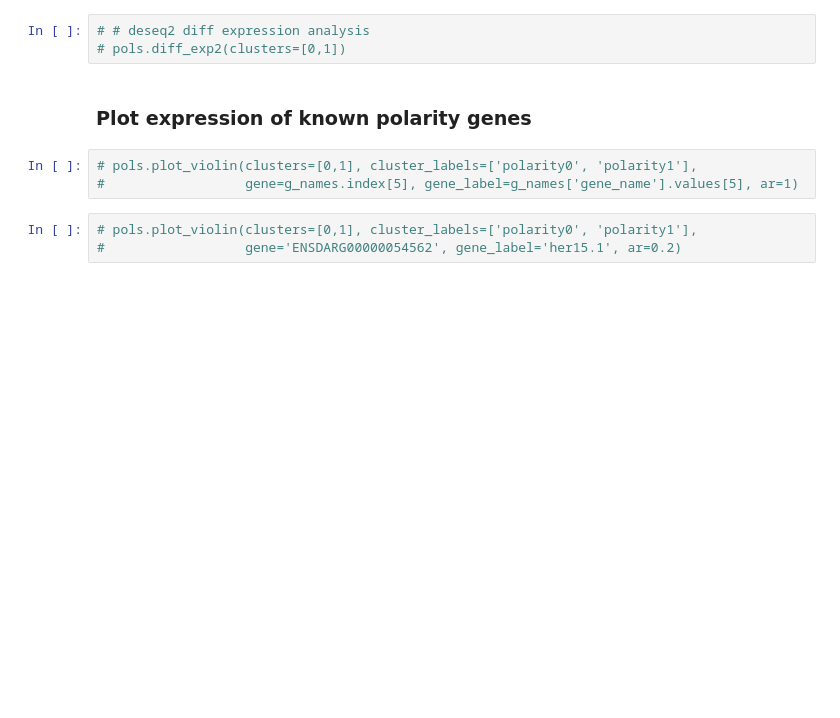
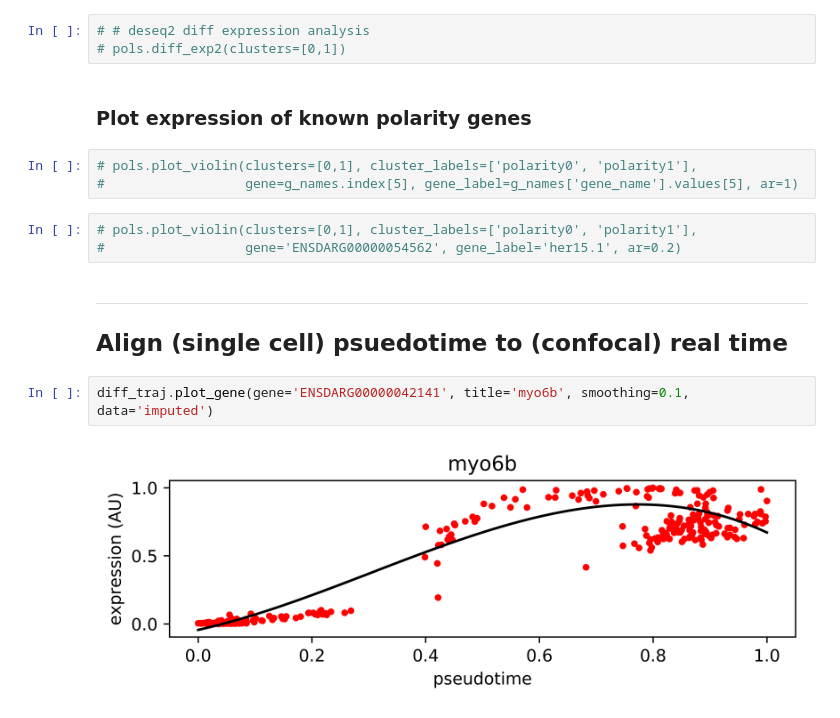
Before and after one commit to calebclayreagor/phd-research-playground, a Jupyter notebook: neuromast_sc_pipeline.ipynb, the cells around one changed output. Drawn from its saved outputs; the diff is of its cells as text; blank space fills up the shorter version.

Commit message:
Added plotting function for individual gene trajectories

```diff
--- a/neuromast_sc_pipeline.ipynb
+++ b/neuromast_sc_pipeline.ipynb
@@ -391,3 +391,10 @@ diff_traj.pathway_ea_in_pt(pathways = ['Cell cycle',
 # %%
 # pols.plot_violin(clusters=[0,1], cluster_labels=['polarity0', 'polarity1'],
 #                  gene='ENSDARG00000054562', gene_label='her15.1', ar=0.2)
+# %% [markdown]
+---
+## Align (single cell) psuedotime to (confocal) real time
+# %%
+diff_traj.plot_gene(gene='ENSDARG00000042141', title='myo6b', smoothing=0.1, data='imputed')
+# %% [output]
+[figure, added]
```
Also changed, not shown: parts of 10 cells of this notebook, 1 other file.
